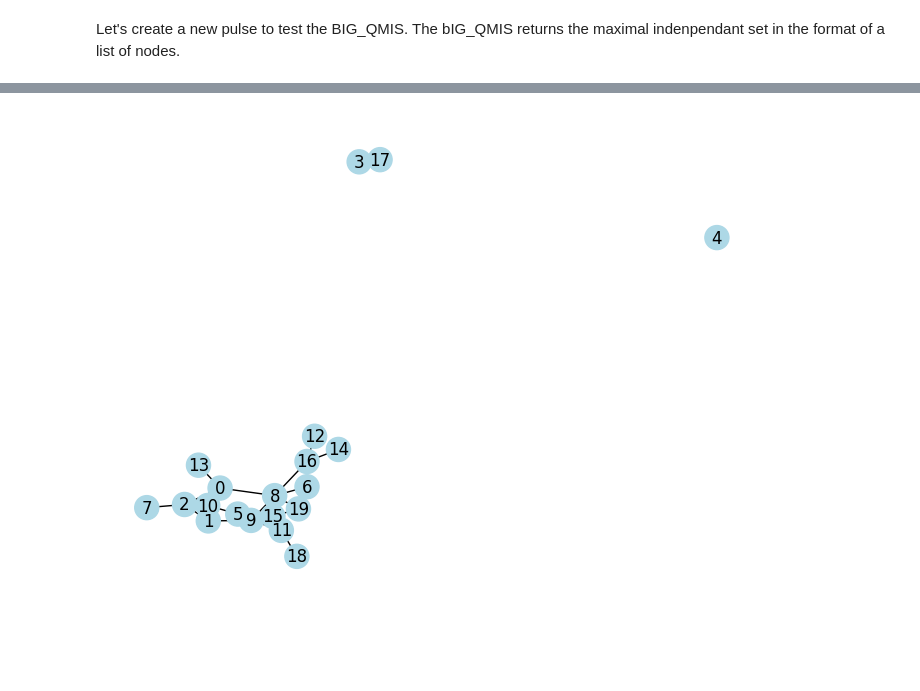
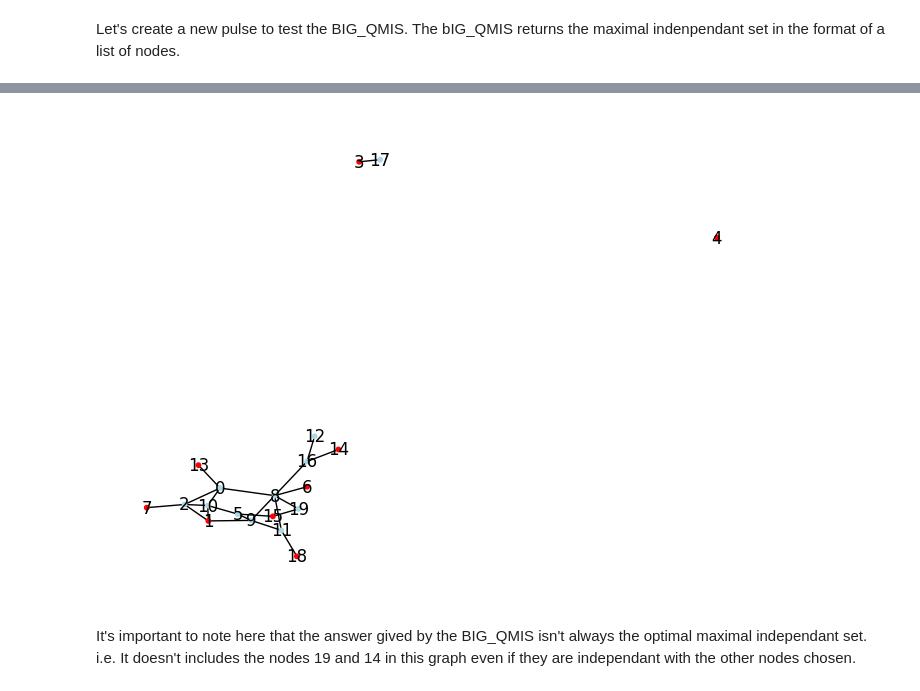
Before and after one commit to inking02/ReQpex, a Jupyter notebook: tutorial.ipynb, the cells around one changed output, grey strips where cells are left out. Cells and saved outputs as stored; diff of their text form; code cells hidden in the pictures; blank space fills up the shorter version.

```diff
--- a/tutorial.ipynb
+++ b/tutorial.ipynb
@@ -148,8 +148,10 @@ MIS' done. Now combining
 # %%
 #the red nodes are part of the maximal independant set and the blue nodes are not part of the maximal independant set
 nodes_color = ["red" if node in MIS else "lightblue" for node in big_graph.nodes]
 
-nx.draw(big_graph, pos = pos_2, with_labels = True, node_color = nodes_color)
+nx.draw(big_graph, pos = pos_2, with_labels = True, node_color = nodes_color, node_size=10)
 plt.show()
 # %% [output]
-[figure, old version]
+[figure, new version]
+# %% [markdown]
+It's important to note here that the answer gived by the BIG_QMIS isn't always the optimal maximal independant set. i.e. It doesn't includes the nodes 19 and 14 in this graph even if they are independant with the other nodes chosen.
```
Also changed, not shown: parts of 3 cells of this notebook, 2 other files.
